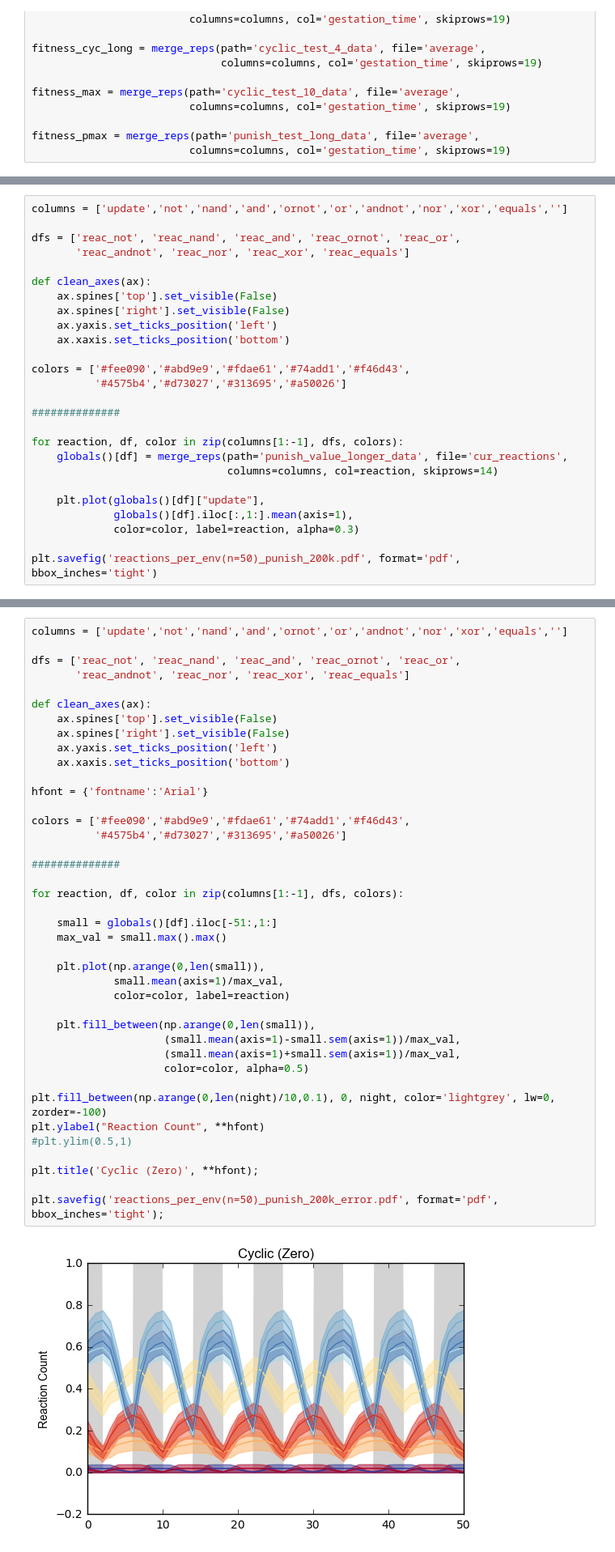
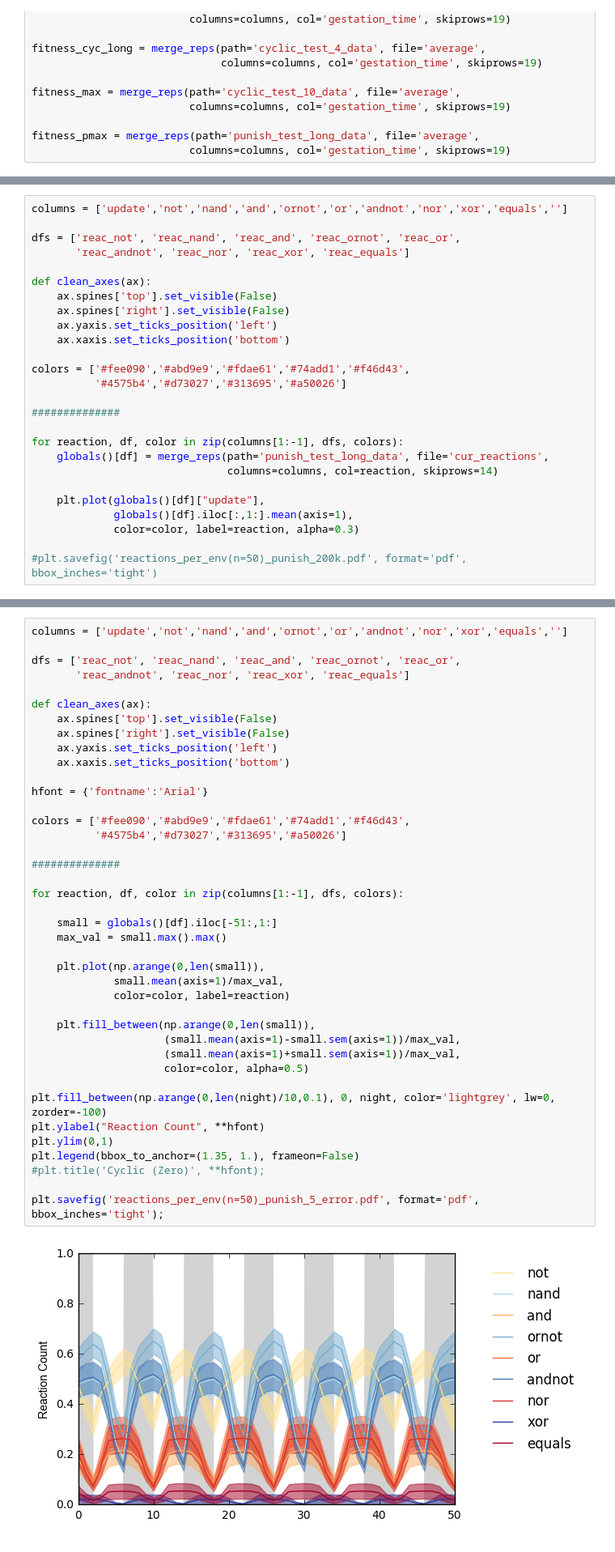
Before and after one commit to schmelling/clock_evo, a Jupyter notebook: data_analysis/data_analysis.ipynb, the cells around one changed output, grey strips where cells are left out. Shown at 81% size. Cells and saved outputs as stored; diff of their text form.

Commit message:
data analysis for poster

```diff
--- a/data_analysis/data_analysis.ipynb
+++ b/data_analysis/data_analysis.ipynb
@@ -469,12 +528,12 @@ colors = ['#fee090','#abd9e9','#fdae61','#74add1','#f46d43',
 ##############
 
 for reaction, df, color in zip(columns[1:-1], dfs, colors):
-    globals()[df] = merge_reps(path='punish_value_longer_data', file='cur_reactions',
+    globals()[df] = merge_reps(path='punish_test_long_data', file='cur_reactions',
                                columns=columns, col=reaction, skiprows=14)
 
     plt.plot(globals()[df]["update"],
              globals()[df].iloc[:,1:].mean(axis=1),
              color=color, label=reaction, alpha=0.3)
 
-plt.savefig('reactions_per_env(n=50)_punish_200k.pdf', format='pdf', bbox_inches='tight')
+#plt.savefig('reactions_per_env(n=50)_punish_200k.pdf', format='pdf', bbox_inches='tight')
 # %% [output]
@@ -524,38 +583,38 @@ def clean_axes(ax):
     ax.spines['top'].set_visible(False)
     ax.spines['right'].set_visible(False)
     ax.yaxis.set_ticks_position('left')
     ax.xaxis.set_ticks_position('bottom')
 
 hfont = {'fontname':'Arial'}
 
 colors = ['#fee090','#abd9e9','#fdae61','#74add1','#f46d43',
           '#4575b4','#d73027','#313695','#a50026']
 
 ##############
 
 for reaction, df, color in zip(columns[1:-1], dfs, colors):
 
     small = globals()[df].iloc[-51:,1:]
     max_val = small.max().max()
 
     plt.plot(np.arange(0,len(small)),
              small.mean(axis=1)/max_val,
              color=color, label=reaction)
 
     plt.fill_between(np.arange(0,len(small)),
                      (small.mean(axis=1)-small.sem(axis=1))/max_val,
                      (small.mean(axis=1)+small.sem(axis=1))/max_val,
                      color=color, alpha=0.5)
 
 plt.fill_between(np.arange(0,len(night)/10,0.1), 0, night, color='lightgrey', lw=0, zorder=-100)
 plt.ylabel("Reaction Count", **hfont)
-#plt.ylim(0.5,1)
+plt.ylim(0,1)
+plt.legend(bbox_to_anchor=(1.35, 1.), frameon=False)
+#plt.title('Cyclic (Zero)', **hfont);
 
-plt.title('Cyclic (Zero)', **hfont);
-
-plt.savefig('reactions_per_env(n=50)_punish_200k_error.pdf', format='pdf', bbox_inches='tight');
+plt.savefig('reactions_per_env(n=50)_punish_5_error.pdf', format='pdf', bbox_inches='tight');
 # %% [output]
-[figure, old version]
+[figure, new version]
 # %%
 columns = ['update','not','nand','and','ornot','or','andnot','nor','xor','equals','']
 
```
Also changed, not shown: parts of 8 cells of this notebook, 1 other file.
